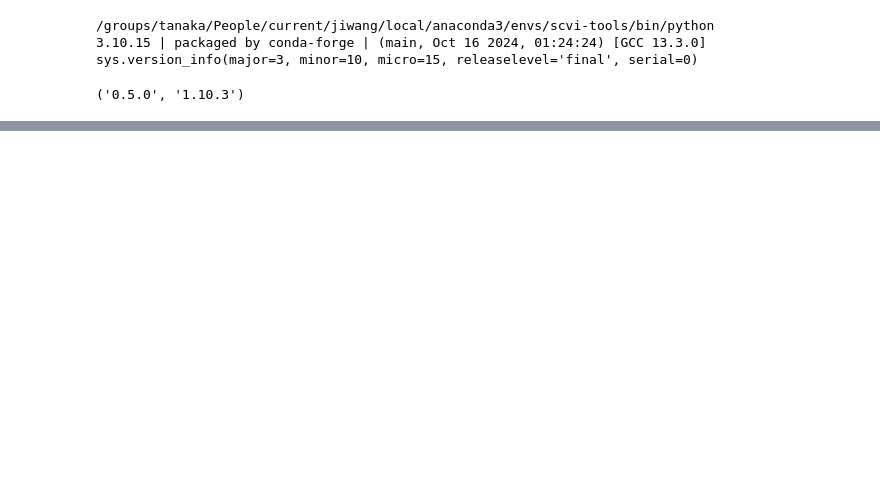
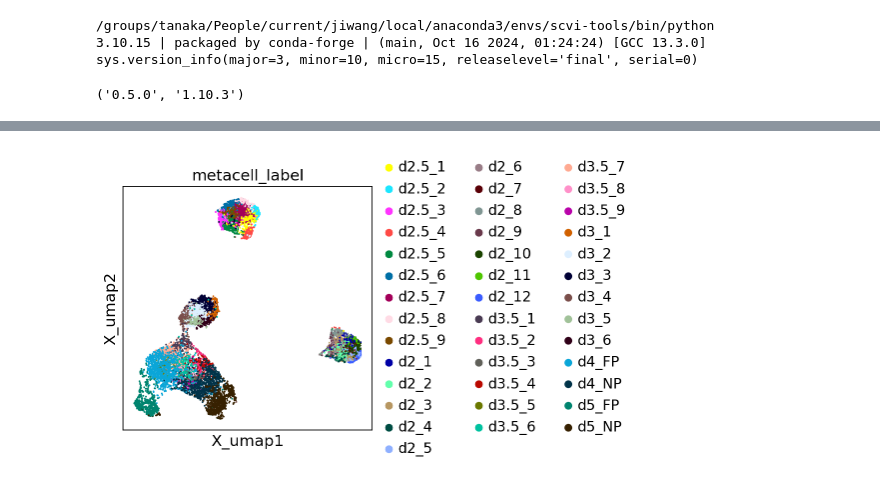
Before and after one commit to lengfei5/RA_competence, a Jupyter notebook: scripts/run_OT_moscot.ipynb, the cells around one changed output, grey strips where cells are left out. Drawn from its saved outputs; the diff is of its cells as text; code cells hidden in the pictures; blank space fills up the shorter version.

```diff
--- a/scripts/run_OT_moscot.ipynb
+++ b/scripts/run_OT_moscot.ipynb
@@ -93,3 +138,7 @@ sc.pl.embedding(adata, basis="X_umap", color="cell_type")
+# %%
+sc.pl.embedding(adata, basis="X_umap", color="metacell_label")
+# %% [output]
+[figure, added]
 # %%
 tp0 = TemporalProblem(adata)
 # %%
```
Also changed, not shown: parts of 34 cells of this notebook, 1 other file.
